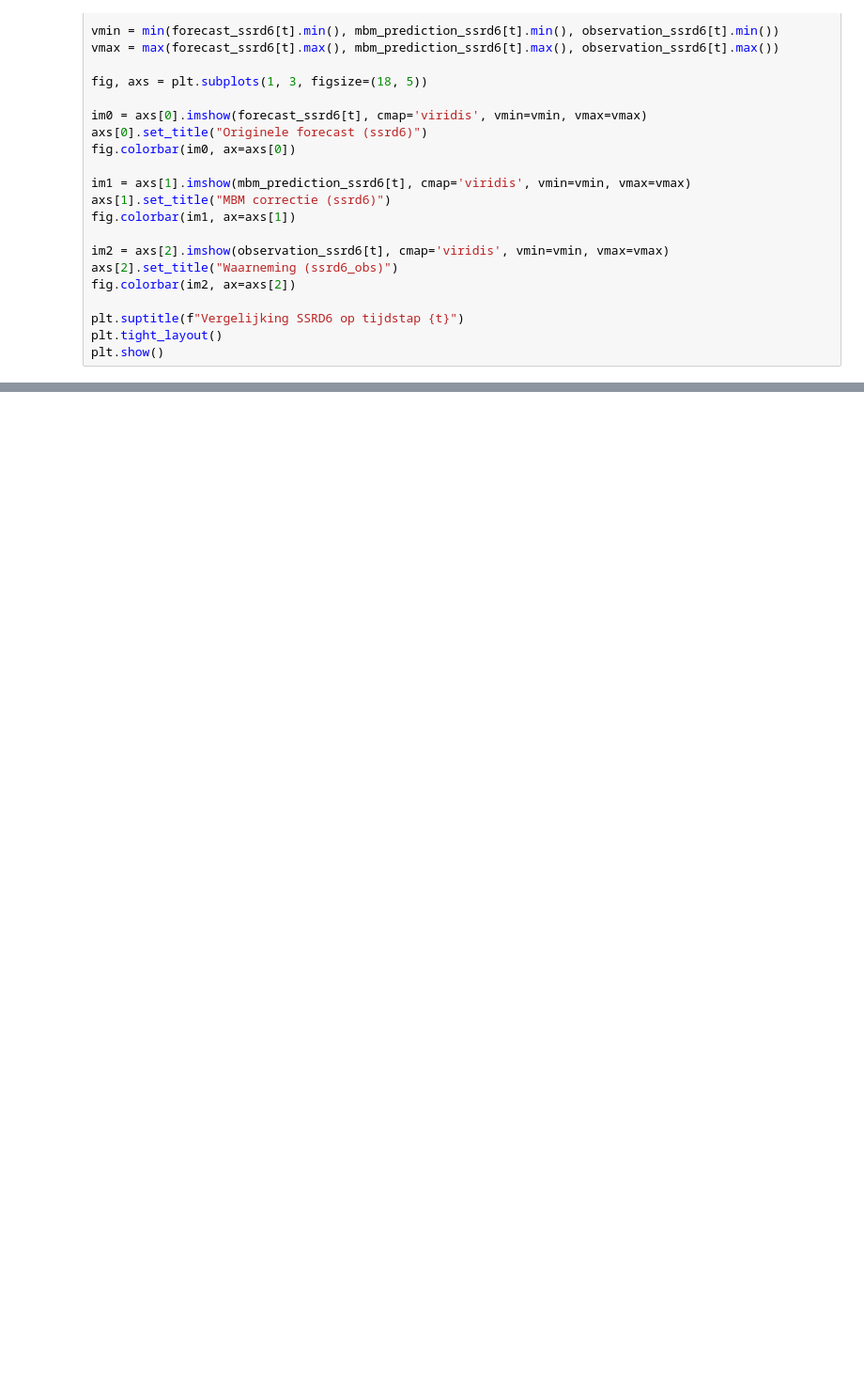
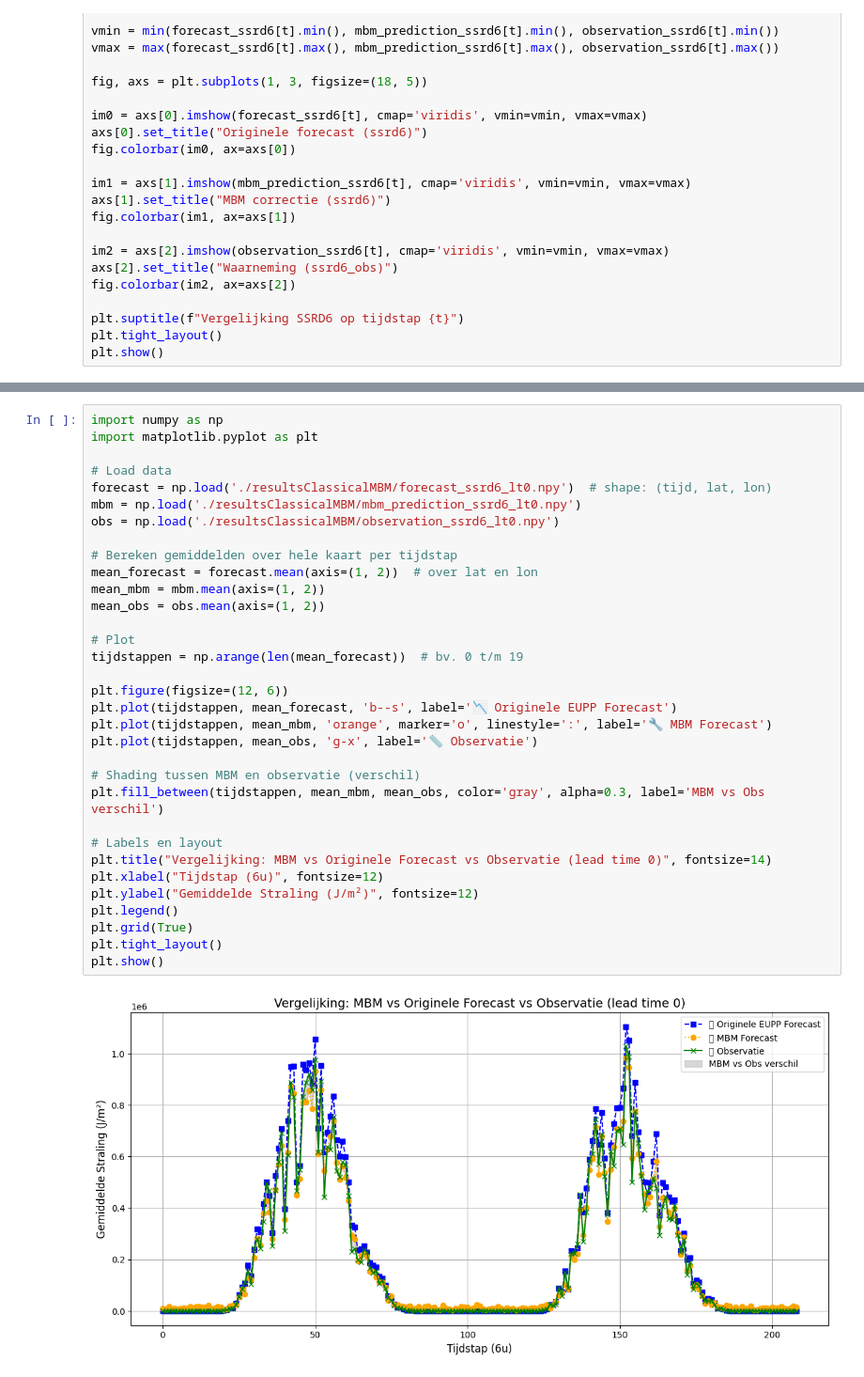
Before and after one commit to Ayoub-cmd707/Weather_forcasting, a Jupyter notebook: ClassicalMBM/Plot_MBM.ipynb, the cells around one changed output, grey strips where cells are left out. Shown at 94% size. Drawn from its saved outputs; the diff is of its cells as text; blank space fills up the shorter version.

```diff
--- a/ClassicalMBM/Plot_MBM.ipynb
+++ b/ClassicalMBM/Plot_MBM.ipynb
@@ -62,0 +65,35 @@ plt.show()
+# %%
+import numpy as np
+import matplotlib.pyplot as plt
+
+# Load data
+forecast = np.load('./resultsClassicalMBM/forecast_ssrd6_lt0.npy')  # shape: (tijd, lat, lon)
+mbm = np.load('./resultsClassicalMBM/mbm_prediction_ssrd6_lt0.npy')
+obs = np.load('./resultsClassicalMBM/observation_ssrd6_lt0.npy')
+
+# Bereken gemiddelden over hele kaart per tijdstap
+mean_forecast = forecast.mean(axis=(1, 2))  # over lat en lon
+mean_mbm = mbm.mean(axis=(1, 2))
+mean_obs = obs.mean(axis=(1, 2))
+
+# Plot
+tijdstappen = np.arange(len(mean_forecast))  # bv. 0 t/m 19
+
+plt.figure(figsize=(12, 6))
+plt.plot(tijdstappen, mean_forecast, 'b--s', label='📉 Originele EUPP Forecast')
+plt.plot(tijdstappen, mean_mbm, 'orange', marker='o', linestyle=':', label='🔧 MBM Forecast')
+plt.plot(tijdstappen, mean_obs, 'g-x', label='📏 Observatie')
+
+# Shading tussen MBM en observatie (verschil)
+plt.fill_between(tijdstappen, mean_mbm, mean_obs, color='gray', alpha=0.3, label='MBM vs Obs verschil')
+
+# Labels en layout
+plt.title("Vergelijking: MBM vs Originele Forecast vs Observatie (lead time 0)", fontsize=14)
+plt.xlabel("Tijdstap (6u)", fontsize=12)
+plt.ylabel("Gemiddelde Straling (J/m²)", fontsize=12)
+plt.legend()
+plt.grid(True)
+plt.tight_layout()
+plt.show()
+# %% [output]
+[figure, added]
```
Also changed, not shown: parts of 2 cells of this notebook, 9 other files.
